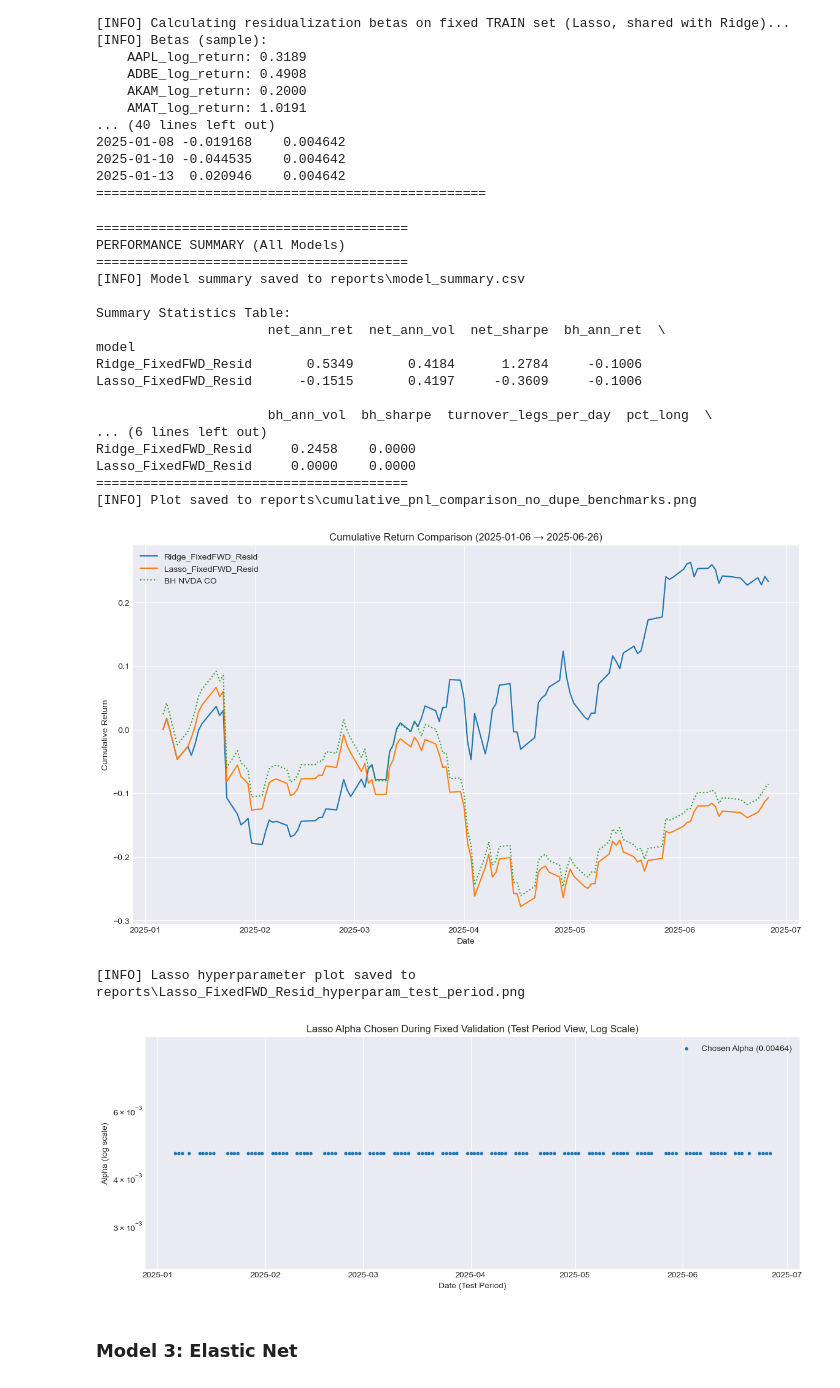
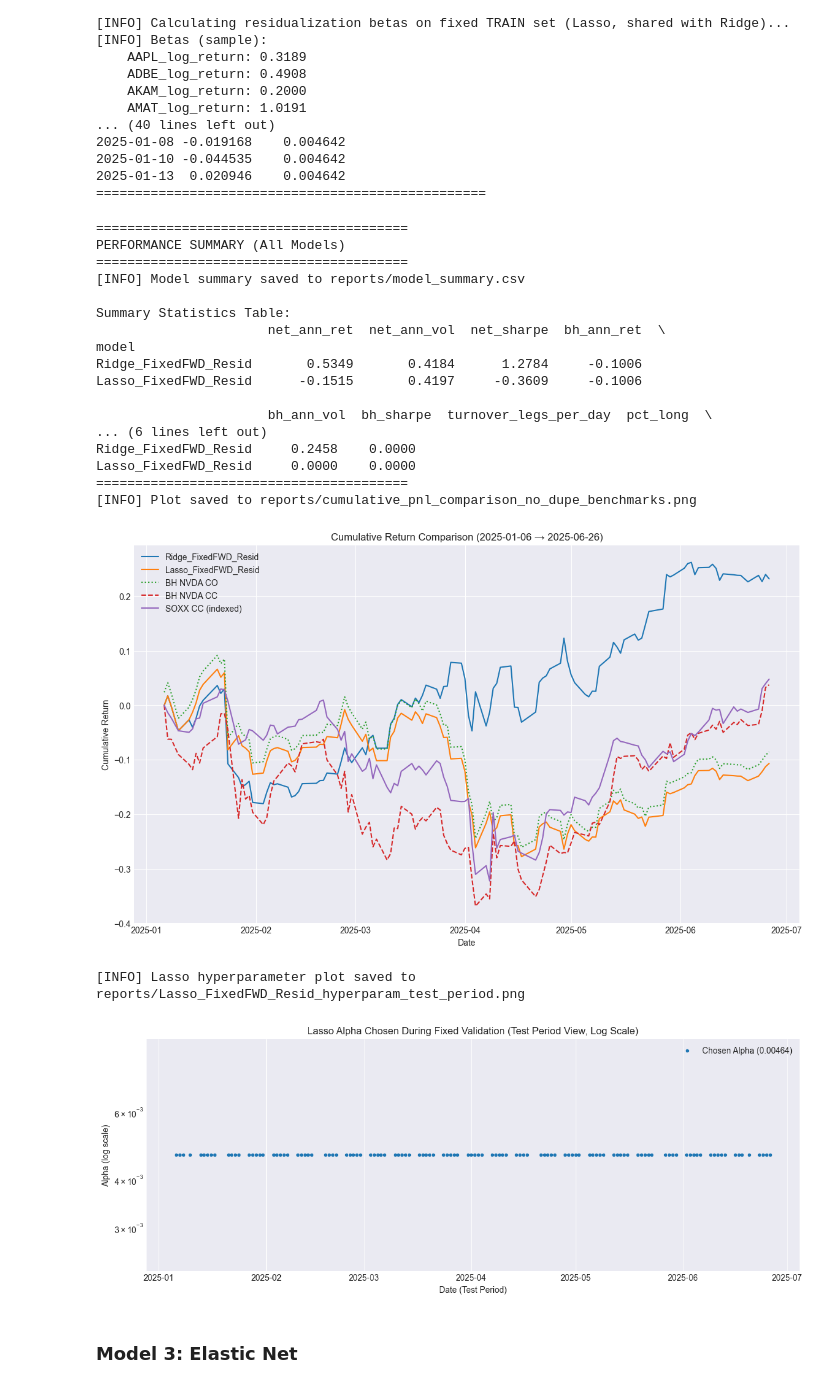
Before and after one commit to JoshuaGloor/dsa5205-project-2, a Jupyter notebook: assignment_2_code.ipynb, the cells around one changed output. Saved outputs shown, nothing was run; the diff lists cells and outputs as text; code cells hidden in the pictures.

```diff
--- a/assignment_2_code.ipynb
+++ b/assignment_2_code.ipynb
@@ -1111,21 +1094,24 @@ Executing Lasso Backtest with Fixed Forward Validation (Residualized)
 2025-01-10 -0.044535    0.004642
 2025-01-13  0.020946    0.004642
 ==================================================
+# %%
+# Needed below
+adj_close = data_cube["close"]
 # %%
 # Step 6: Evaluation (Using the results registry functions), and plotting results
 
 # Summarize results from the store
-print("\n" + "="*40)
+print("\n" + "=" * 40)
 print("PERFORMANCE SUMMARY (All Models)")
-print("="*40)
+print("=" * 40)
 results_summary = summarize_results(results_store)
 if results_summary is not None and not results_summary.empty:
     print("\nSummary Statistics Table:")
-    with pd.option_context('display.float_format', '{:,.4f}'.format):
+    with pd.option_context("display.float_format", "{:,.4f}".format):
         print(results_summary)
 else:
-     print("No model results available to summarize.")
-print("="*40)
+    print("No model results available to summarize.")
+print("=" * 40)
 
 # --- Plotting Results ---
 if results_store:
@@ -1135,10 +1121,10 @@ if results_store:
 
     # (1) Plot strategy cumulative returns and record active windows
     for name, df in results_store.items():
-        if df is not None and not df.empty and 'pnl' in df.columns:
-            if 'cum_pnl' not in df.columns:
-                df['cum_pnl'] = (1 + df['pnl'].fillna(0)).cumprod() - 1
-            curve = df['cum_pnl'].dropna()
+        if df is not None and not df.empty and "pnl" in df.columns:
+            if "cum_pnl" not in df.columns:
+                df["cum_pnl"] = (1 + df["pnl"].fillna(0)).cumprod() - 1
+            curve = df["cum_pnl"].dropna()
             if not curve.empty:
                 plt.plot(curve.index, curve.values, label=f"{name}")
                 plot_count += 1
@@ -1152,7 +1138,7 @@ if results_store:
     else:
         # (2) Build COMMON window (intersection) for benchmarks
         common_start = max(s for s, _ in ret_windows)
-        common_end   = min(e for _, e in ret_windows)
+        common_end = min(e for _, e in ret_windows)
 
         if common_start >= common_end:
             print("[WARN] No overlapping window across models; benchmarks skipped.")
@@ -1162,38 +1148,38 @@ if results_store:
             # (a) BH NVDA CO from any model df that carries y_real
             co_series = None
             for name, df in results_store.items():
-                if df is not None and not df.empty and 'y_real' in df.columns:
-                    s = df['y_real'].dropna()
+                if df is not None and not df.empty and "y_real" in df.columns:
+                    s = df["y_real"].dropna()
                     s = s.loc[(s.index >= common_start) & (s.index <= common_end)]
                     if len(s) > 0:
                         co_series = s
                         break
             if co_series is not None and len(co_series) > 0:
                 bh_co = (1 + co_series).cumprod() - 1
-                plt.plot(bh_co.index, bh_co.values, linestyle=':', label='BH NVDA CO')
+                plt.plot(bh_co.index, bh_co.values, linestyle=":", label="BH NVDA CO")
 
             # (b) BH NVDA CC from adj_close
-            if 'adj_close' in locals() and isinstance(adj_close, pd.DataFrame) and 'NVDA' in adj_close.columns:
-                px = adj_close['NVDA'].dropna().sort_index()
+            if "adj_close" in locals() and isinstance(adj_close, pd.DataFrame) and "NVDA" in adj_close.columns:
+                px = adj_close["NVDA"].dropna().sort_index()
                 px = px.loc[(px.index >= common_start) & (px.index <= common_end)]
                 if len(px) >= 2:
                     bh_cc = (px / px.iloc[0]) - 1.0
-                    plt.plot(bh_cc.index, bh_cc.values, linestyle='--', label='BH NVDA CC')
+                    plt.plot(bh_cc.index, bh_cc.values, linestyle="--", label="BH NVDA CC")
 
             # (c) SOXX CC indexed
-            if 'adj_close' in locals() and isinstance(adj_close, pd.DataFrame) and 'SOXX' in adj_close.columns:
-                soxx = adj_close['SOXX'].dropna().sort_index()
+            if "adj_close" in locals() and isinstance(adj_close, pd.DataFrame) and "SOXX" in adj_close.columns:
+                soxx = adj_close["SOXX"].dropna().sort_index()
                 soxx = soxx.loc[(soxx.index >= common_start) & (soxx.index <= common_end)]
                 if len(soxx) >= 2:
                     soxx_norm = (soxx / soxx.iloc[0]) - 1.0
-                    plt.plot(soxx_norm.index, soxx_norm.values, label='SOXX CC (indexed)')
+                    plt.plot(soxx_norm.index, soxx_norm.values, label="SOXX CC (indexed)")
 
         # (3) Finish and save the plot — use the SAME filename as before
         PLOT_NAME = "cumulative_pnl_comparison_no_dupe_benchmarks.png"
         try:
             title_str = (
                 f"Cumulative Return Comparison ({common_start.date()} → {common_end.date()})"
-                if 'common_start' in locals() and 'common_end' in locals() and common_start < common_end
+                if "common_start" in locals() and "common_end" in locals() and common_start < common_end
                 else "Cumulative Return Comparison"
             )
             plt.title(title_str)
@@ -1216,15 +1202,20 @@ if results_store:
     lasso_model_key = "Lasso_FixedFWD_Resid"
     if lasso_model_key in results_store:
         lasso_df = results_store[lasso_model_key]
-        if 'hyperparam' in lasso_df.columns and not lasso_df['hyperparam'].isna().all():
+        if "hyperparam" in lasso_df.columns and not lasso_df["hyperparam"].isna().all():
             plt.figure(figsize=(14, 5))
-            plt.scatter(lasso_df.index, lasso_df['hyperparam'], marker='.', label=f'Chosen Alpha ({lasso_df["hyperparam"].iloc[0]:.5f})')
-            plt.yscale('log')
+            plt.scatter(
+                lasso_df.index,
+                lasso_df["hyperparam"],
+                marker=".",
+                label=f'Chosen Alpha ({lasso_df["hyperparam"].iloc[0]:.5f})',
+            )
+            plt.yscale("log")
             plt.title("Lasso Alpha Chosen During Fixed Validation (Test Period View, Log Scale)")
             plt.xlabel("Date (Test Period)")
             plt.ylabel("Alpha (log scale)")
-            min_alpha = lasso_df['hyperparam'].min()
-            max_alpha = lasso_df['hyperparam'].max()
+            min_alpha = lasso_df["hyperparam"].min()
+            max_alpha = lasso_df["hyperparam"].max()
             if min_alpha == max_alpha and min_alpha > 0:
                 plt.ylim(min_alpha * 0.5, max_alpha * 2)
             plt.legend()
@@ -1232,37 +1223,37 @@ if results_store:
             try:
                 plot_filename = f"{lasso_model_key}_hyperparam_test_period.png"
                 plt.savefig(RESULTS_DIR / plot_filename)
                 print(f"[INFO] Lasso hyperparameter plot saved to {RESULTS_DIR / plot_filename}")
             except Exception as e:
                 print(f"[ERROR] Failed to save hyperparameter plot for {lasso_model_key}: {e}")
             plt.show()
         else:
             print(f"[INFO] Hyperparameter column ('hyperparam') not available or empty for {lasso_model_key}.")
     else:
         print(f"[INFO] Results for {lasso_model_key} not found in results_store.")
 
 else:
     print("[INFO] results_store is empty. Nothing to plot.")
 # %% [output]
 ========================================
 PERFORMANCE SUMMARY (All Models)
 ========================================
-[INFO] Model summary saved to reports\model_summary.csv
+[INFO] Model summary saved to reports/model_summary.csv
 
 Summary Statistics Table:
                       net_ann_ret  net_ann_vol  net_sharpe  bh_ann_ret  \
 model
 Ridge_FixedFWD_Resid       0.5349       0.4184      1.2784     -0.1006
 Lasso_FixedFWD_Resid      -0.1515       0.4197     -0.3609     -0.1006
 
                       bh_ann_vol  bh_sharpe  turnover_legs_per_day  pct_long  \
 ... (6 lines left out)
 Ridge_FixedFWD_Resid     0.2458    0.0000
 Lasso_FixedFWD_Resid     0.0000    0.0000
 ========================================
-[INFO] Plot saved to reports\cumulative_pnl_comparison_no_dupe_benchmarks.png
+[INFO] Plot saved to reports/cumulative_pnl_comparison_no_dupe_benchmarks.png
-[figure, old version]
+[figure, new version]
-[INFO] Lasso hyperparameter plot saved to reports\Lasso_FixedFWD_Resid_hyperparam_test_period.png
+[INFO] Lasso hyperparameter plot saved to reports/Lasso_FixedFWD_Resid_hyperparam_test_period.png
 [figure]
 # %% [markdown]
 ### Model 3: Elastic Net
```
Also changed, not shown: parts of 15 cells of this notebook, 18 other files.
